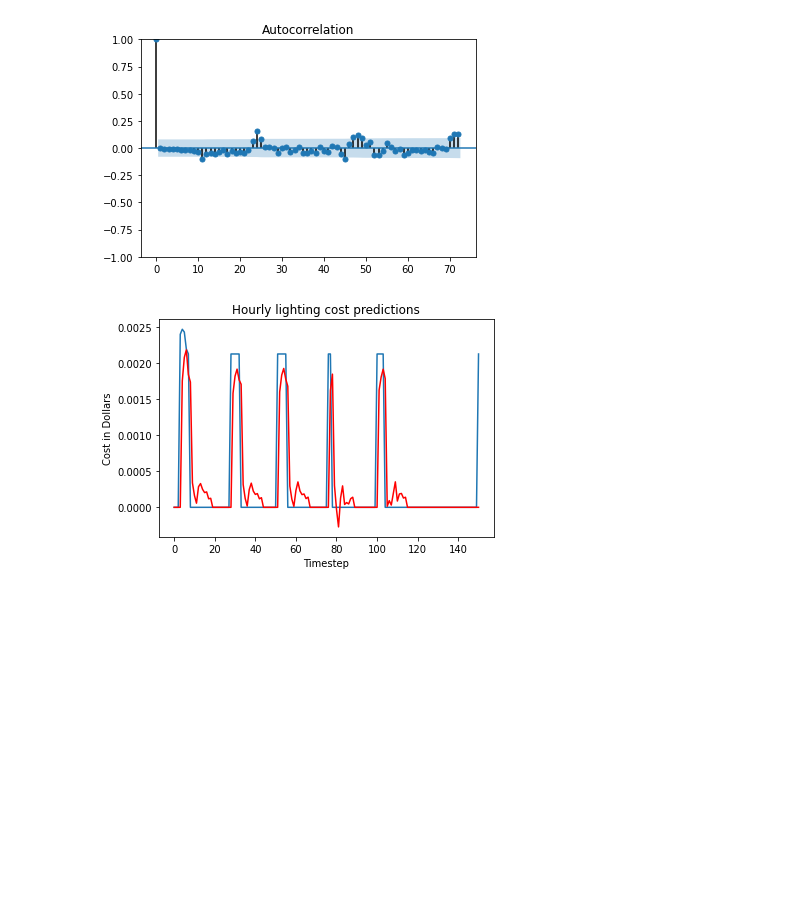
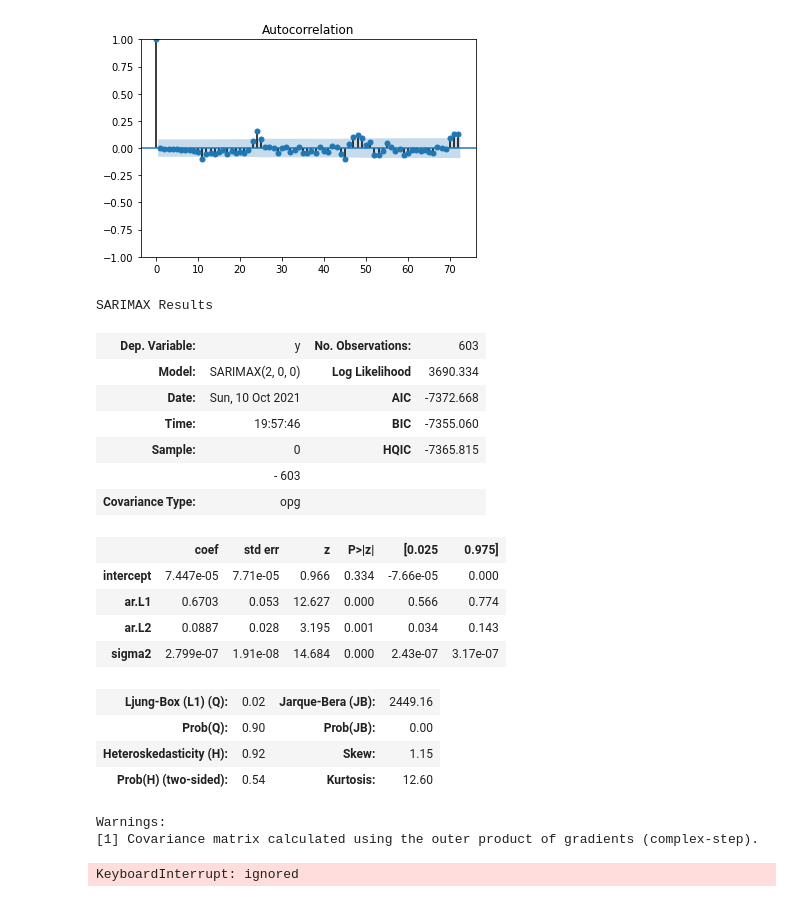
Before and after one commit to smannan/LIFXBulbAnalysis, a Jupyter notebook: SmartBulbARIMAModel.ipynb, the cells around one changed output. Saved outputs shown, nothing was run; the diff lists cells and outputs as text; code cells hidden in the pictures; blank space fills up the shorter version.

Commit message:
Perform ADF test and fit auto arima model

```diff
--- a/SmartBulbARIMAModel.ipynb
+++ b/SmartBulbARIMAModel.ipynb
@@ -99,7 +119,8 @@ def split_train_test(bulb_data, split):
   arima_df.set_index('timestamp', drop=True, inplace=True)
   values = arima_df.values
   size = int(len(values) * split)
-  train, test = values[0:size], values[size:len(values)]
+  train = values[:size]
+  test = values[size:]
   return (train, test)
 # %%
 train, test = split_train_test(bulb_data[['timestamp', 'cost_per_bulb']], 0.8)
@@ -160,11 +186,37 @@ def rolling_predictions(train, test, order=(10, 1, 0)):
 # %%
 predictions, rmse = rolling_predictions(train, test)
 # %%
-plt.title('Hourly lighting cost predictions')
-plt.xlabel('Timestep')
-plt.ylabel('Cost in Dollars')
-plt.plot(test)
-plt.plot(predictions, color='red')
-plt.show()
+def plot_preds(test, predictions):
+  plt.title('Hourly lighting cost predictions')
+  plt.xlabel('Timestep')
+  plt.ylabel('Cost in Dollars')
+  plt.plot(test)
+  plt.plot(predictions, color='red')
+  plt.show()
-# %% [output]
-[figure, removed]
+# %%
+auto_arima_model = auto_arima(train)
+auto_arima_model.summary()
+# %% [output]
+SARIMAX Results
+| Dep. Variable: | y | No. Observations: | 603 |
+| Model: | SARIMAX(2, 0, 0) | Log Likelihood | 3690.334 |
+| Date: | Sun, 10 Oct 2021 | AIC | -7372.668 |
+| Time: | 19:57:46 | BIC | -7355.060 |
+| Sample: | 0 | HQIC | -7365.815 |
+|  | - 603 |  |  |
+| Covariance Type: | opg |  |  |
+|  | coef | std err | z | P>|z| | [0.025 | 0.975] |
+| intercept | 7.447e-05 | 7.71e-05 | 0.966 | 0.334 | -7.66e-05 | 0.000 |
+| ar.L1 | 0.6703 | 0.053 | 12.627 | 0.000 | 0.566 | 0.774 |
+| ar.L2 | 0.0887 | 0.028 | 3.195 | 0.001 | 0.034 | 0.143 |
+| sigma2 | 2.799e-07 | 1.91e-08 | 14.684 | 0.000 | 2.43e-07 | 3.17e-07 |
+| Ljung-Box (L1) (Q): | 0.02 | Jarque-Bera (JB): | 2449.16 |
+| Prob(Q): | 0.90 | Prob(JB): | 0.00 |
+| Heteroskedasticity (H): | 0.92 | Skew: | 1.15 |
+| Prob(H) (two-sided): | 0.54 | Kurtosis: | 12.60 |
+Warnings:
+[1] Covariance matrix calculated using the outer product of gradients (complex-step).
+# %%
+predictions, rmse = rolling_predictions(train, test, auto=True)
+# %% [output]
+KeyboardInterrupt: ignored
```
Also changed, not shown: parts of 7 cells of this notebook.
